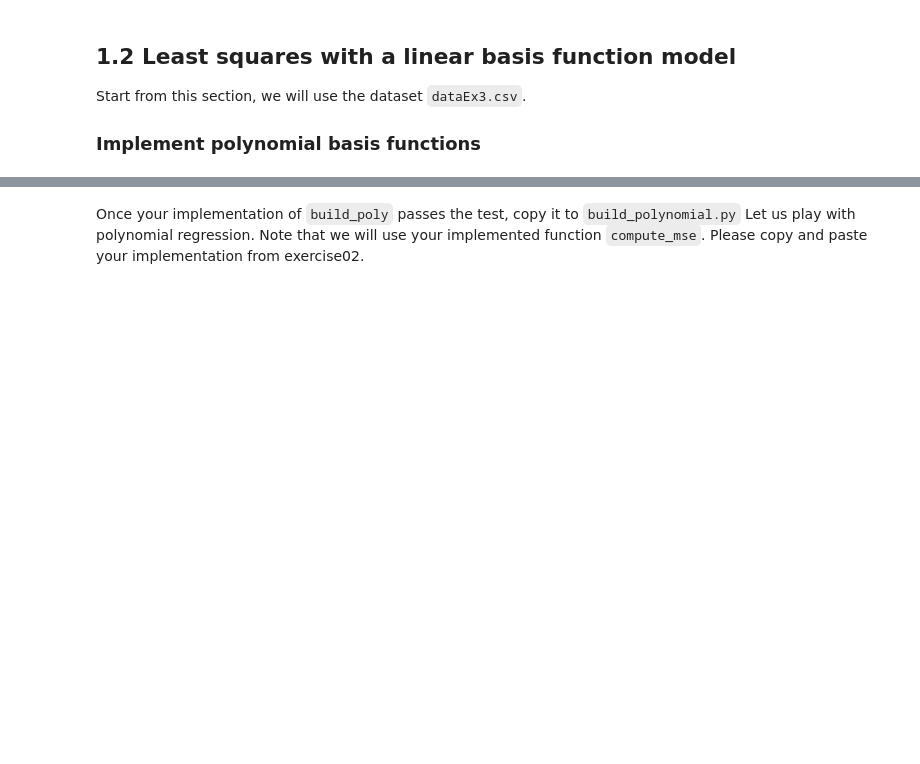
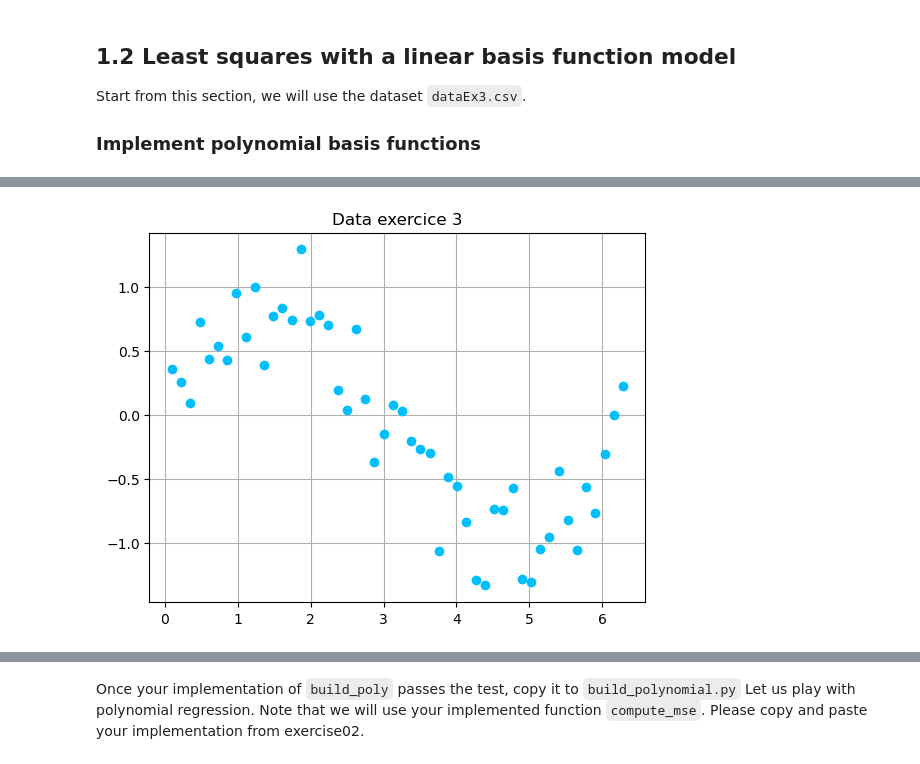
Before and after one commit to AndreaMontoneri/ML_course, a Jupyter notebook: labs/ex03/template/ex03.ipynb, the cells around one changed output, grey strips where cells are left out. Drawn from its saved outputs; the diff is of its cells as text; code cells hidden in the pictures; blank space fills up the shorter version.

```diff
--- a/labs/ex03/template/ex03.ipynb
+++ b/labs/ex03/template/ex03.ipynb
@@ -113,3 +134,10 @@ print("shape of y {}".format(y.shape))
+# %%
+plt.scatter(x,y, color='Deepskyblue',zorder=3)
+plt.grid(zorder=1)
+plt.title('Data exercice 3')
+plt.show()
+# %% [output]
+[figure, added]
 # %%
 def build_poly(x, degree):
     """polynomial basis functions for input data x, for j=0 up to j=degree.
```
Also changed, not shown: parts of 20 cells of this notebook, 8 other files.
